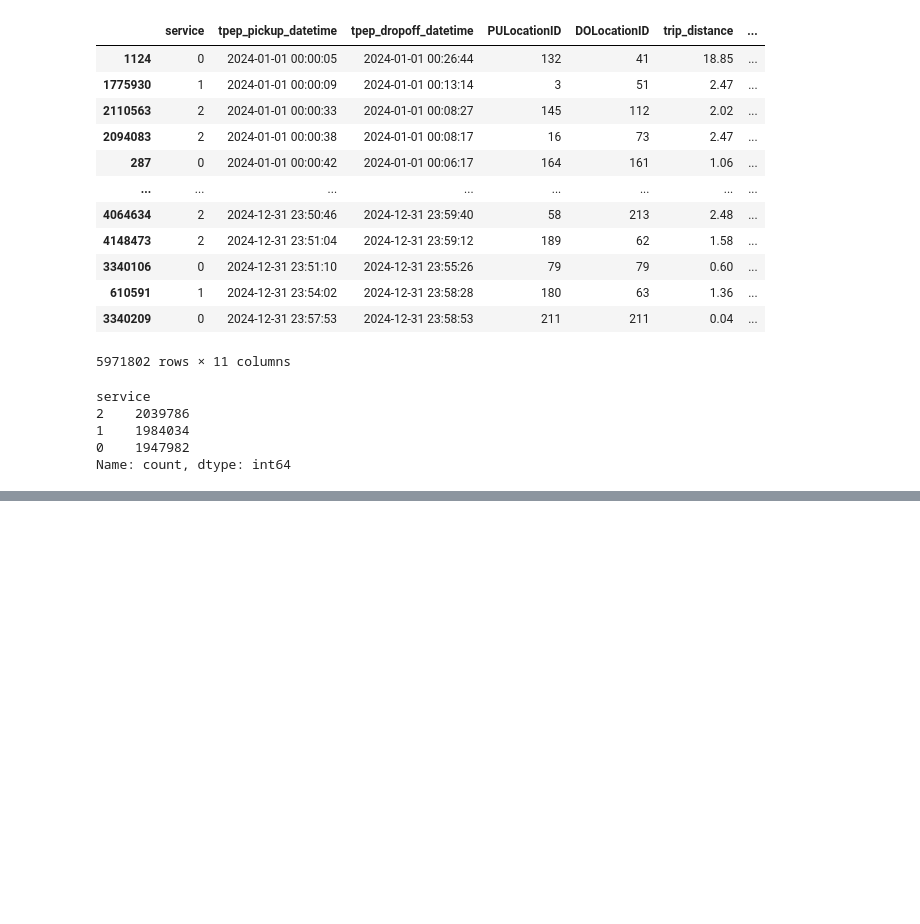
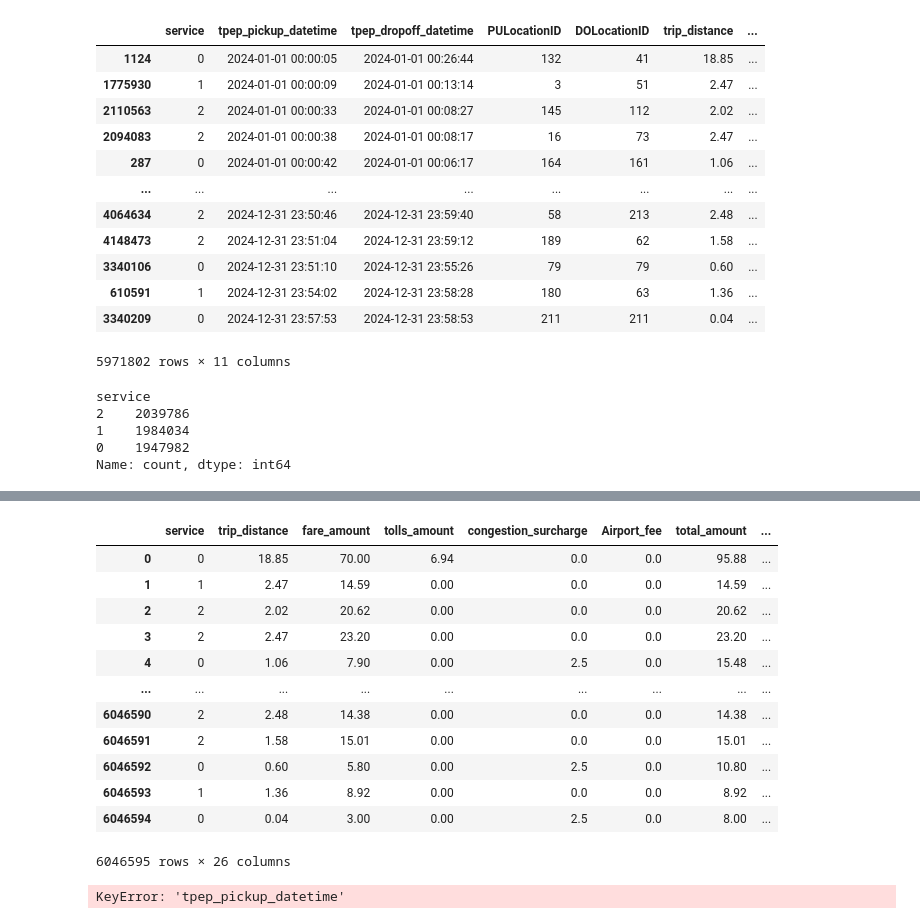
Before and after one commit to Krinnik/ny_ride_fair_optimization, a Jupyter notebook: nik_folder/niks_workspace.ipynb, the cells around one changed output, grey strips where cells are left out. Saved outputs shown, nothing was run; the diff lists cells and outputs as text; code cells hidden in the pictures; blank space fills up the shorter version.

```diff
--- a/nik_folder/niks_workspace.ipynb
+++ b/nik_folder/niks_workspace.ipynb
@@ -1583,0 +1644,24 @@ get_times(merged_2024_df)
+# %%
+merged_2024_df = merged_2024_df.drop(columns=["LocationID_x", "LocationID_y", "PULocationID_x", "PULocationID_x", "PULocationID_y", "DOLocationID"])
+merged_2024_df
+# %% [output]
+|  | service | trip_distance | fare_amount | tolls_amount | congestion_surcharge | Airport_fee | total_amount | ... |
+| 0 | 0 | 18.85 | 70.00 | 6.94 | 0.0 | 0.0 | 95.88 | ... |
+| 1 | 1 | 2.47 | 14.59 | 0.00 | 0.0 | 0.0 | 14.59 | ... |
+| 2 | 2 | 2.02 | 20.62 | 0.00 | 0.0 | 0.0 | 20.62 | ... |
+| 3 | 2 | 2.47 | 23.20 | 0.00 | 0.0 | 0.0 | 23.20 | ... |
+| 4 | 0 | 1.06 | 7.90 | 0.00 | 2.5 | 0.0 | 15.48 | ... |
+| ... | ... | ... | ... | ... | ... | ... | ... | ... |
+| 6046590 | 2 | 2.48 | 14.38 | 0.00 | 0.0 | 0.0 | 14.38 | ... |
+| 6046591 | 2 | 1.58 | 15.01 | 0.00 | 0.0 | 0.0 | 15.01 | ... |
+| 6046592 | 0 | 0.60 | 5.80 | 0.00 | 2.5 | 0.0 | 10.80 | ... |
+| 6046593 | 1 | 1.36 | 8.92 | 0.00 | 0.0 | 0.0 | 8.92 | ... |
+| 6046594 | 0 | 0.04 | 3.00 | 0.00 | 2.5 | 0.0 | 8.00 | ... |
+6046595 rows × 26 columns
+# %%
+merged_2024_df["morning_rush_hour"] = ((merged_2024_df["tpep_pickup_datetime"].dt.weekday < 5) &
+                           (merged_2024_df["tpep_pickup_datetime"].dt.hour.between(7, 9))).astype(int)
+merged_2024_df["evening_rush_hour"] = ((merged_2024_df["tpep_pickup_datetime"].dt.weekday < 5) &
+                           (merged_2024_df["tpep_pickup_datetime"].dt.hour.between(16, 18))).astype(int)
+# %% [output]
+KeyError: 'tpep_pickup_datetime'
```
Also changed, not shown: parts of 12 cells of this notebook, 4 other files.
